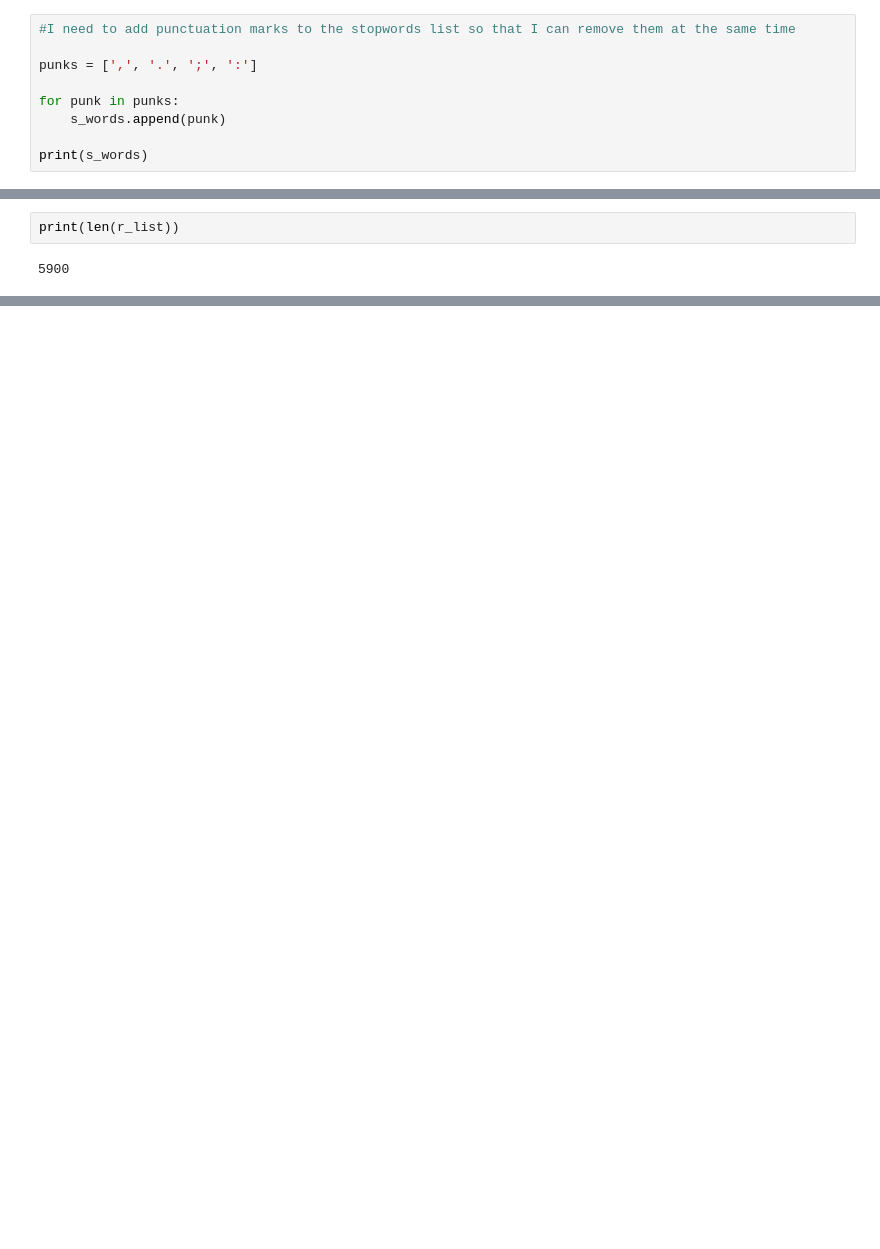
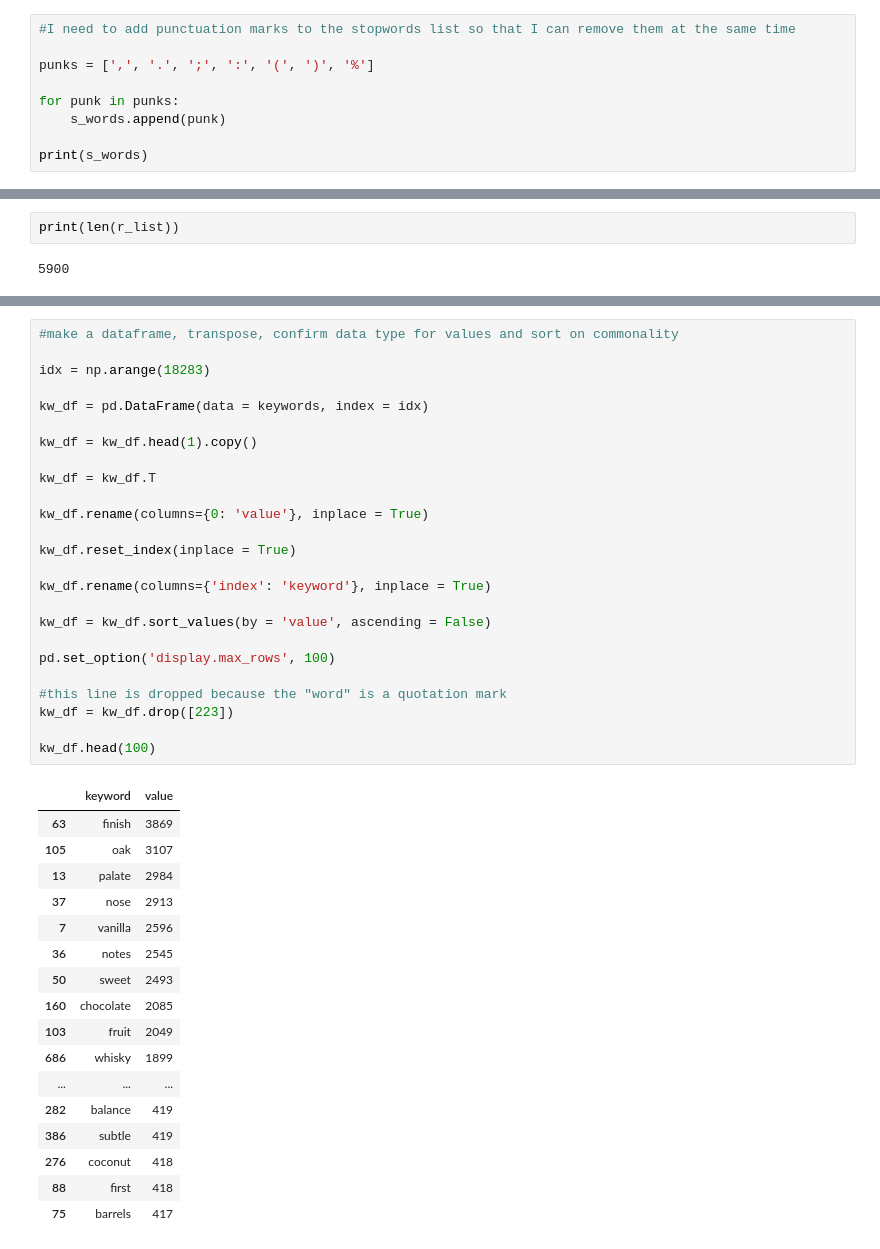
Before and after one commit to gspahlin/WhiskyAdvocate_ETL, a Jupyter notebook: whiskey_explore_and_clean.ipynb, the cells around one changed output, grey strips where cells are left out. Cells and saved outputs as stored; diff of their text form; blank space fills up the shorter version.

```diff
--- a/whiskey_explore_and_clean.ipynb
+++ b/whiskey_explore_and_clean.ipynb
@@ -419,7 +419,7 @@ print(t_words)
 # %%
 #I need to add punctuation marks to the stopwords list so that I can remove them at the same time
 
-punks = [',', '.', ';', ':']
+punks = [',', '.', ';', ':', '(', ')', '%']
 
 for punk in punks:
     s_words.append(punk)
@@ -458,0 +494,43 @@ print(len(r_list))
+# %%
+#make a dataframe, transpose, confirm data type for values and sort on commonality
+
+idx = np.arange(18283)
+
+kw_df = pd.DataFrame(data = keywords, index = idx)
+
+kw_df = kw_df.head(1).copy()
+
+kw_df = kw_df.T
+
+kw_df.rename(columns={0: 'value'}, inplace = True)
+
+kw_df.reset_index(inplace = True)
+
+kw_df.rename(columns={'index': 'keyword'}, inplace = True)
+
+kw_df = kw_df.sort_values(by = 'value', ascending = False)
+
+pd.set_option('display.max_rows', 100)
+
+#this line is dropped because the "word" is a quotation mark
+kw_df = kw_df.drop([223])
+
+kw_df.head(100)
+# %% [output]
+|  | keyword | value |
+| 63 | finish | 3869 |
+| 105 | oak | 3107 |
+| 13 | palate | 2984 |
+| 37 | nose | 2913 |
+| 7 | vanilla | 2596 |
+| 36 | notes | 2545 |
+| 50 | sweet | 2493 |
+| 160 | chocolate | 2085 |
+| 103 | fruit | 2049 |
+| 686 | whisky | 1899 |
+| ... | ... | ... |
+| 282 | balance | 419 |
+| 386 | subtle | 419 |
+| 276 | coconut | 418 |
+| 88 | first | 418 |
+| 75 | barrels | 417 |
```
Also changed, not shown: parts of 6 cells of this notebook.
